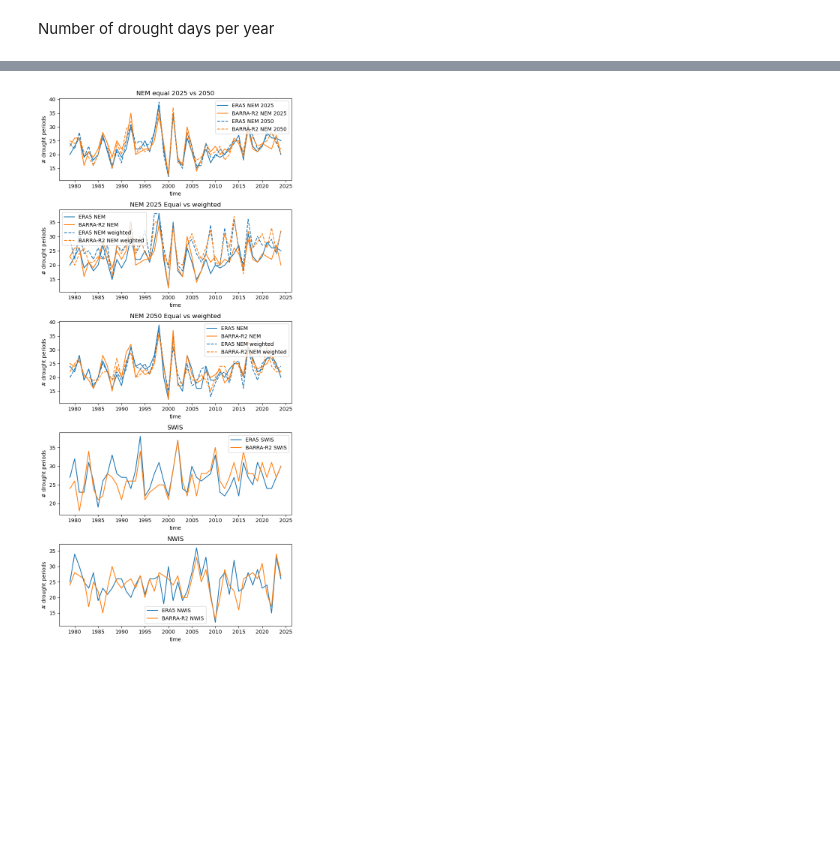
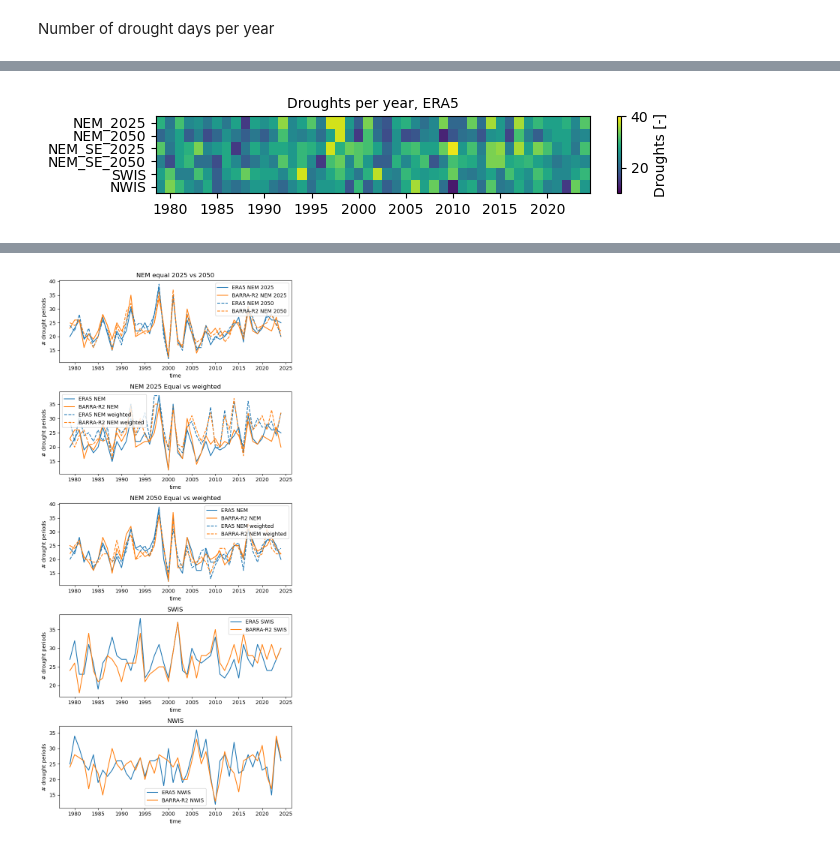
Before and after one commit to dougrichardson/wind_drought, a Jupyter notebook: 08_reanalysis_drought_stats.ipynb, the cells around one changed output, grey strips where cells are left out. Cells and saved outputs as stored; diff of their text form; code cells hidden in the pictures; blank space fills up the shorter version.

```diff
--- a/08_reanalysis_drought_stats.ipynb
+++ b/08_reanalysis_drought_stats.ipynb
@@ -341,0 +281,14 @@ def n_droughts(da, min_len=1):
+# %%
+n_droughts_era = _get_plot_stats(
+    n_droughts,
+    ws_dict,
+    {
+        "ERA5_NEM_NEM_wind_2025_weighted": "NEM_2025",
+        "ERA5_NEM_NEM_wind_2050_weighted": "NEM_2050",
+        "ERA5_NEM_SE_wind_2025_weighted": "NEM_SE_2025",
+        "ERA5_NEM_SE_wind_2050_weighted": "NEM_SE_2050",
+        "ERA5_SWIS": "SWIS",
+        "ERA5_NWIS": "NWIS"
+    },
+    var_name
+)
@@ -341,0 +387,4 @@ def n_droughts(da, min_len=1):
+# %%
+plot_heat_ts(n_droughts_era, "Droughts [-]", "Droughts per year, ERA5", vmin=10, vmax=40)
+# %% [output]
+[figure, added]
```
Also changed, not shown: parts of 33 cells of this notebook.
